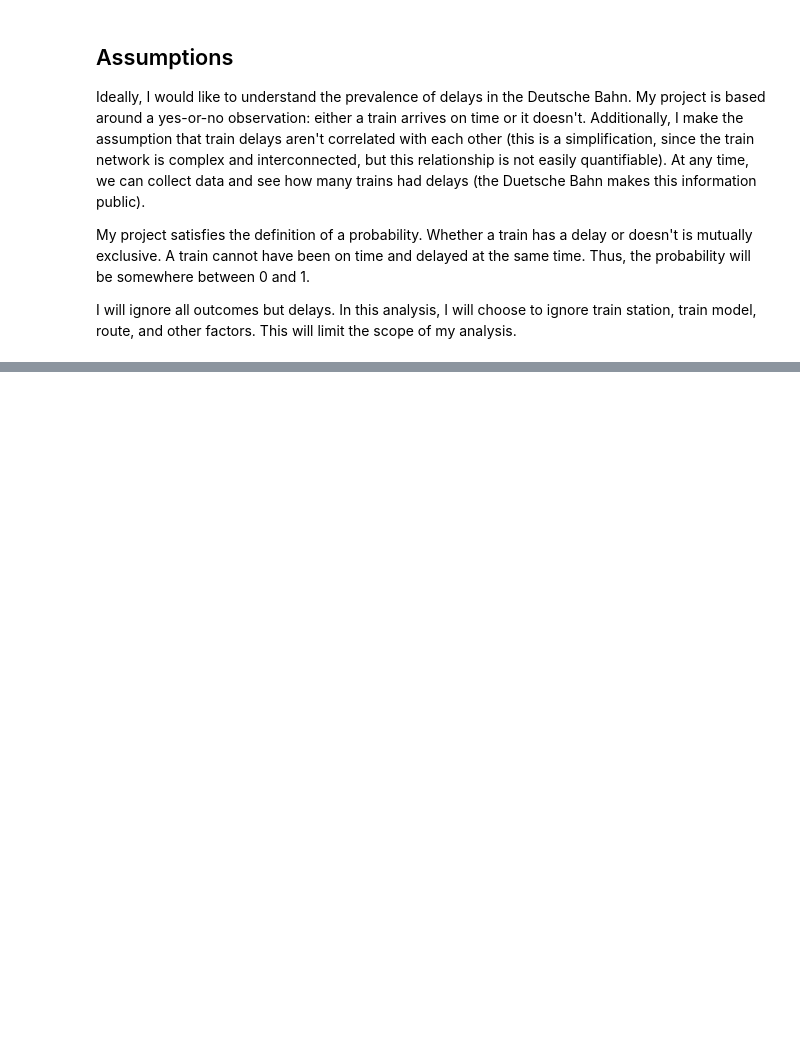
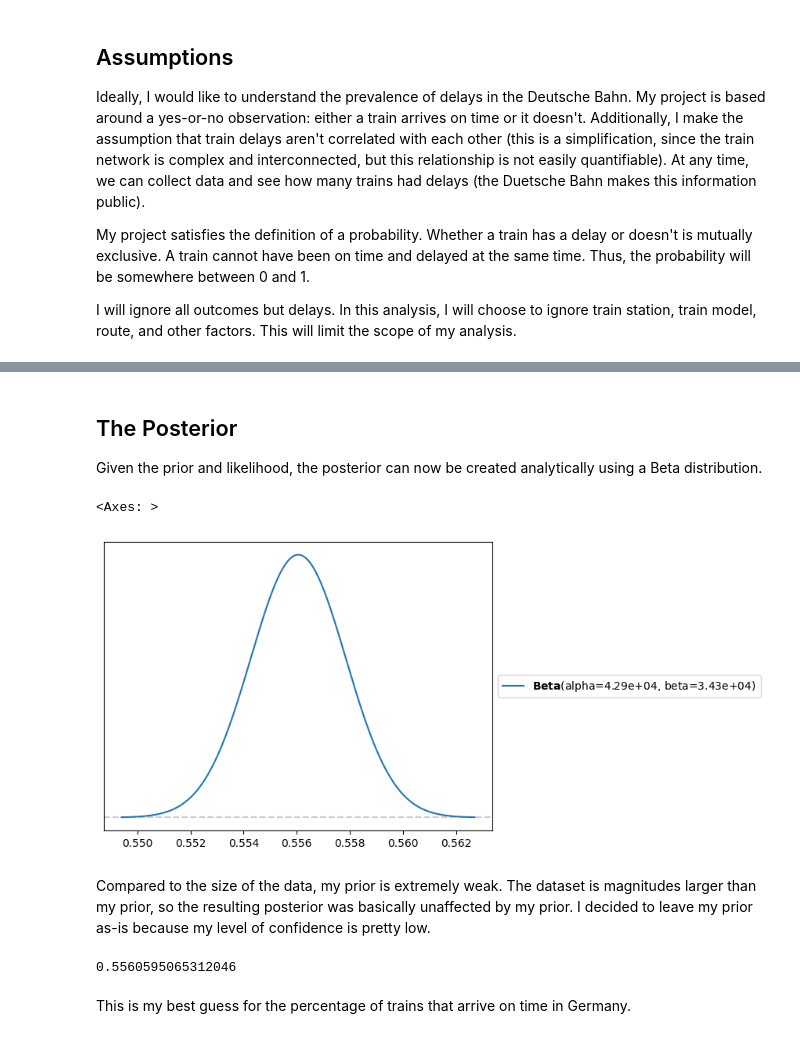
Before and after one commit to mrmaxguns/data-science-fundamentals, a Jupyter notebook: Unit2/Project/MaxiRebgU2proj.ipynb, the cells around one changed output, grey strips where cells are left out. Cells and saved outputs as stored; diff of their text form; code cells hidden in the pictures; blank space fills up the shorter version.

```diff
--- a/Unit2/Project/MaxiRebgU2proj.ipynb
+++ b/Unit2/Project/MaxiRebgU2proj.ipynb
@@ -22,0 +79,18 @@ We can say that $p(\theta)$ is the
+# %% [markdown]
+## The Posterior
+
+Given the prior and likelihood, the posterior can now be created analytically using a Beta distribution.
+# %%
+analytic_posterior = pz.Beta(alpha = prior_α + num_on_time, beta = prior_β + total - num_on_time)
+analytic_posterior.plot_pdf()
+# %% [output]
+<Axes: >
+[figure, added]
+# %% [markdown]
+Compared to the size of the data, my prior is extremely weak. The dataset is magnitudes larger than my prior, so the resulting posterior was basically unaffected by my prior. I decided to leave my prior as-is because my level of confidence is pretty low.
+# %%
+analytic_posterior.mean()
+# %% [output]
+0.5560595065312046
+# %% [markdown]
+This is my best guess for the percentage of trains that arrive on time in Germany.
```
Also changed, not shown: parts of 26 cells of this notebook.
